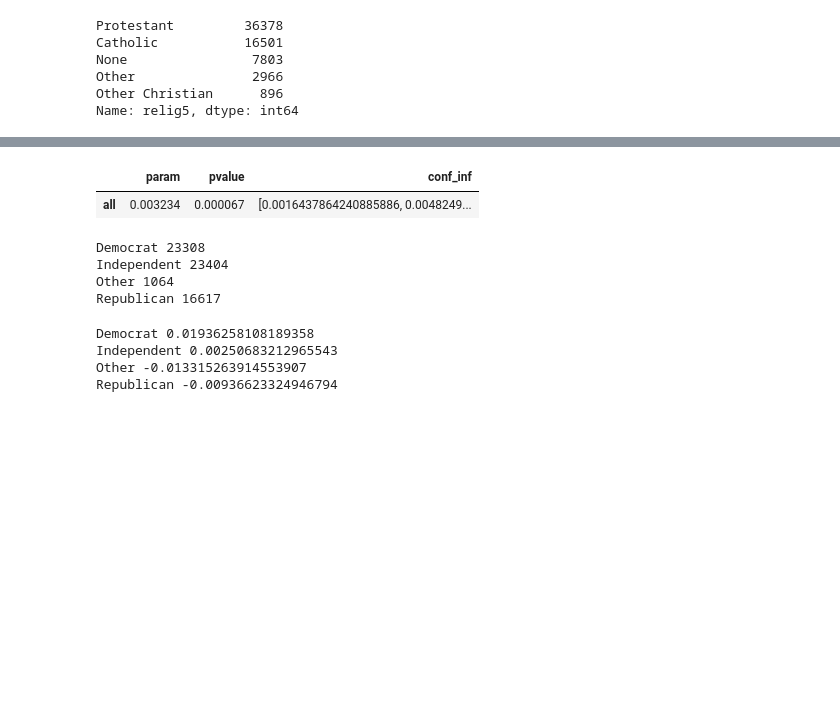
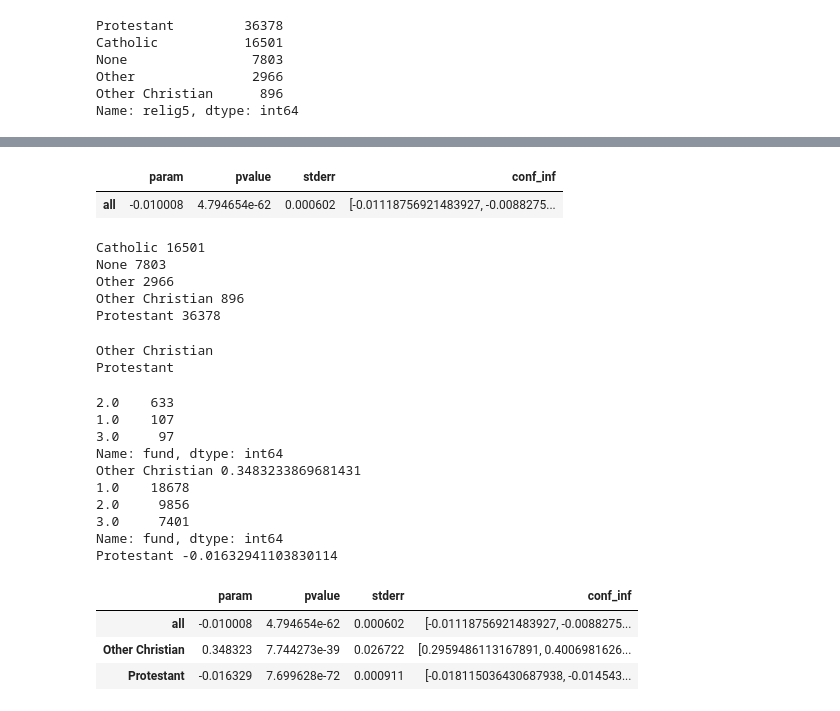
Before and after one commit to AllenDowney/ProbablyOverthinkingIt2, a Jupyter notebook: simpson_gss.ipynb, the cells around one changed output, grey strips where cells are left out. Drawn from its saved outputs; the diff is of its cells as text; code cells hidden in the pictures; blank space fills up the shorter version.

```diff
--- a/simpson_gss.ipynb
+++ b/simpson_gss.ipynb
@@ -131,0 +247,5 @@ Name: relig5, dtype: int64
+# %%
+labels = bins[:-1] + 2
+
+gss['year5'] = pd.cut(gss['year'], bins, labels=labels)
+gss['year5'].tail()
@@ -132 +276,5 @@ Name: relig5, dtype: int64
+# %%
+xvarname = 'year'
+yvarname = 'fund'
+gvarname = 'relig5'
 # %%
@@ -194,25 +342,28 @@ array([0.00164379, 0.00482492])
+# %%
+stderr = results.bse['x']
 # %%
 def get_xresult(results):
     param = results.params['x']
     pvalue = results.pvalues['x']
     conf_int = results.conf_int().loc['x'].values
-    return [param, pvalue, conf_int]
+    stderr = results.bse['x']
+    return [param, pvalue, stderr, conf_int]
 # %%
-columns = ['param', 'pvalue', 'conf_inf']
+columns = ['param', 'pvalue', 'stderr', 'conf_inf']
 result_df = pd.DataFrame(columns=columns, dtype=object)
 result_df.loc['all'] = get_xresult(results)
 result_df
 # %% [output]
-|  | param | pvalue | conf_inf |
-| all | 0.003234 | 0.000067 | [0.0016437864240885886, 0.0048249... |
+|  | param | pvalue | stderr | conf_inf |
+| all | -0.010008 | 4.794654e-62 | 0.000602 | [-0.01118756921483927, -0.0088275... |
 # %%
-gvarname = 'partyid4'
 grouped = gss.groupby(gvarname)
 
 for name, group in grouped:
     print(name, len(group))
 # %% [output]
-Democrat 23308
-Independent 23404
-Other 1064
-Republican 16617
+Catholic 16501
+None 7803
+Other 2966
+Other Christian 896
+Protestant 36378
@@ -219,10 +387,34 @@ Republican 16617
+# %%
+for name, group in grouped:
+
+    if valid_group(group, yvarname):
+        print(name)
+# %% [output]
+Other Christian
+Protestant
 # %%
 for name, group in grouped:
+    if not valid_group(group, yvarname):
+        continue
+    print(group[yvarname].value_counts())
     results = smf.logit(formula, data=group).fit(disp=False)
     result_df.loc[name] = get_xresult(results)
     print(name, results.params['x'])
 # %% [output]
-Democrat 0.01936258108189358
-Independent 0.00250683212965543
-Other -0.013315263914553907
-Republican -0.00936623324946794
+2.0    633
+1.0    107
+3.0     97
+Name: fund, dtype: int64
+Other Christian 0.3483233869681431
+1.0    18678
+2.0     9856
+3.0     7401
+Name: fund, dtype: int64
+Protestant -0.01632941103830114
+# %%
+result_df
+# %% [output]
+|  | param | pvalue | stderr | conf_inf |
+| all | -0.010008 | 4.794654e-62 | 0.000602 | [-0.01118756921483927, -0.0088275... |
+| Other Christian | 0.348323 | 7.744273e-39 | 0.026722 | [0.2959486113167891, 0.4006981626... |
+| Protestant | -0.016329 | 7.699628e-72 | 0.000911 | [-0.018115036430687938, -0.014543... |
```
Also changed, not shown: parts of 45 cells of this notebook.
